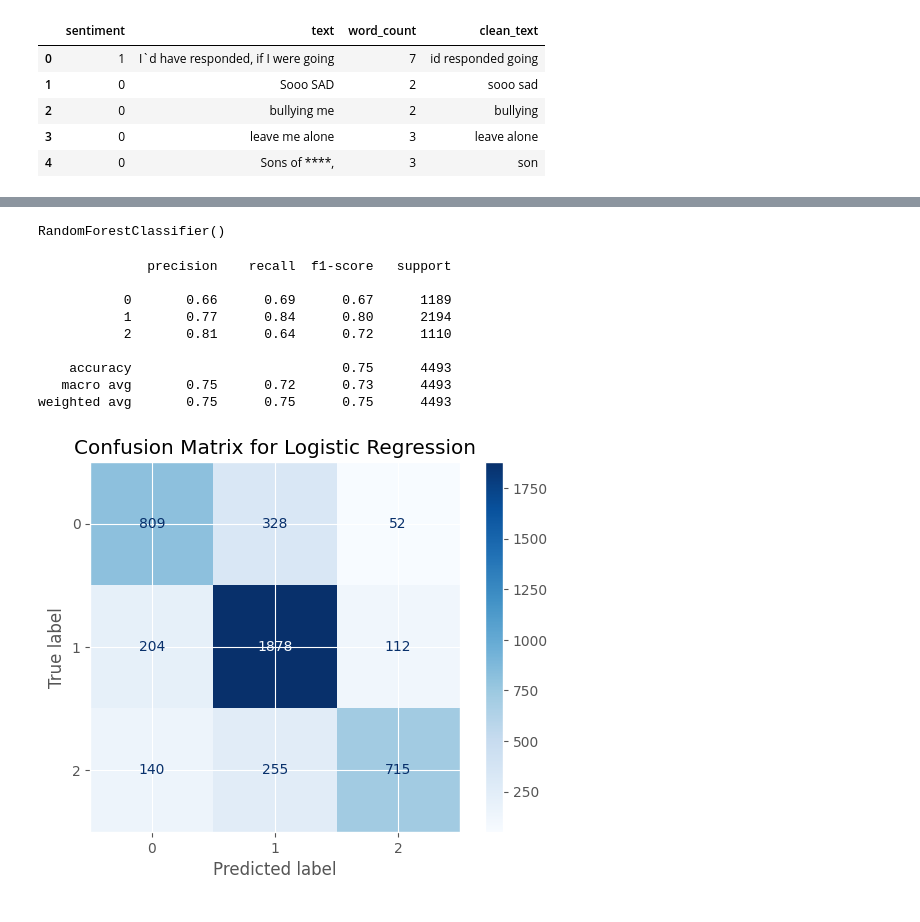
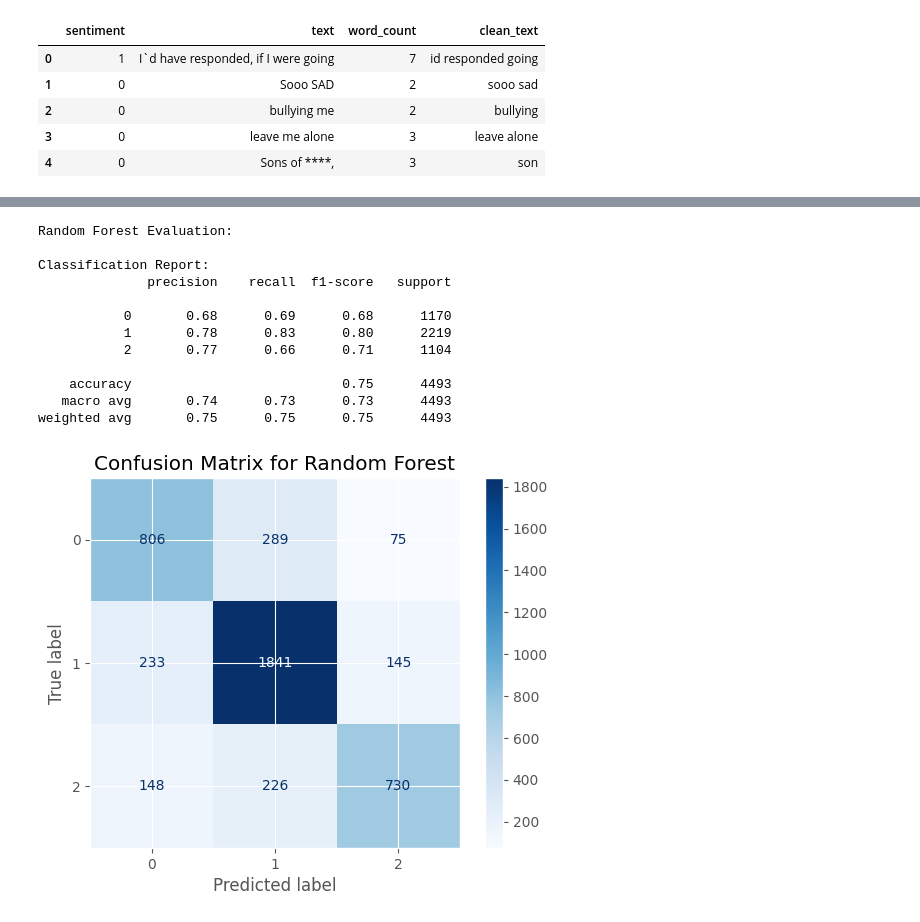
Before and after one commit to 4n1sh/AML, a Jupyter notebook: notebook/Sentiment.ipynb, the cells around one changed output, grey strips where cells are left out. Cells and saved outputs as stored; diff of their text form; code cells hidden in the pictures.

```diff
--- a/notebook/Untitled.ipynb
+++ b/notebook/Sentiment.ipynb
@@ -309,2 +322,4 @@ lr = LogisticRegression()
 # %%
-lr.fit(X_train_tfidf, y_train)
+from sklearn.ensemble import RandomForestClassifier
+from sklearn.linear_model import LogisticRegression
+from sklearn.pipeline import Pipeline
@@ -314,0 +329,9 @@ y_pred_lr = lr.predict(X_test_tfidf)
+# %%
+random_forest_tfidf = Pipeline([
+    ('tfidf', tfidf),
+    ('random_forest', RandomForestClassifier(random_state=42, n_jobs=-1, class_weight='balanced')),
+])
+random_forest_tfidf_bigram = Pipeline([
+    ('tfidf_bigram', tfidf_bigram),
+    ('random_forest', RandomForestClassifier(random_state=42, n_jobs=-1, class_weight='balanced')),
+])
@@ -314,0 +347,3 @@ y_pred_lr = lr.predict(X_test_tfidf)
+# %%
+random_forest_tfidf.fit(X_train, y_train)
+random_forest_tfidf_bigram.fit(X_train, y_train)
@@ -333,17 +391,0 @@ rf= RandomForestClassifier()
-# %%
-rf.fit(X_train_tfidf, y_train)
-# %% [output]
-RandomForestClassifier()
-# %%
-y_pred_rf = rf.predict(X_test_tfidf)
-print(classification_report(y_test, y_pred_rf))
-# %% [output]
-              precision    recall  f1-score   support
-
-           0       0.66      0.69      0.67      1189
-           1       0.77      0.84      0.80      2194
-           2       0.81      0.64      0.72      1110
-
-    accuracy                           0.75      4493
-   macro avg       0.75      0.72      0.73      4493
-weighted avg       0.75      0.75      0.75      4493
@@ -381,4 +392,27 @@ def display_confusion_matrix(y_true, y_pred, title=""):
+# %%
+def generate_evaluation(model, title=""):
+  y_pred = model.predict(X_test)
+  y_prob = model.predict_proba(X_test)
+
+  print(f"{title} Evaluation:\n")
+  print(f"Classification Report:")
+  print(classification_report(y_test, y_pred))
+  print("\n")
+  display_confusion_matrix(y_test, y_pred, title=title)
+  display_ROC(y_test, y_prob, model.classes_, title=title)
 # %%
-display_confusion_matrix(y_test, y_pred_lr, title="Logistic Regression")
+generate_evaluation(random_forest_tfidf, "Random Forest")
 # %% [output]
+Random Forest Evaluation:
+
+Classification Report:
+              precision    recall  f1-score   support
+
+           0       0.68      0.69      0.68      1170
+           1       0.78      0.83      0.80      2219
+           2       0.77      0.66      0.71      1104
+
+    accuracy                           0.75      4493
+   macro avg       0.74      0.73      0.73      4493
+weighted avg       0.75      0.75      0.75      4493
-[figure, old version]
+[figure, new version]
```
Also changed, not shown: parts of 27 cells of this notebook, 1 other file.
